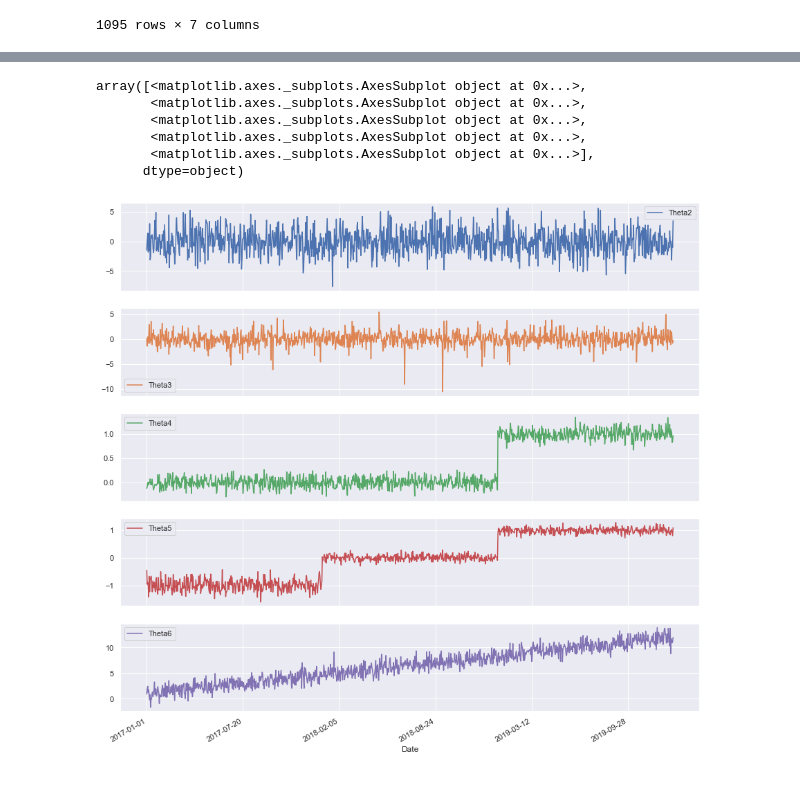
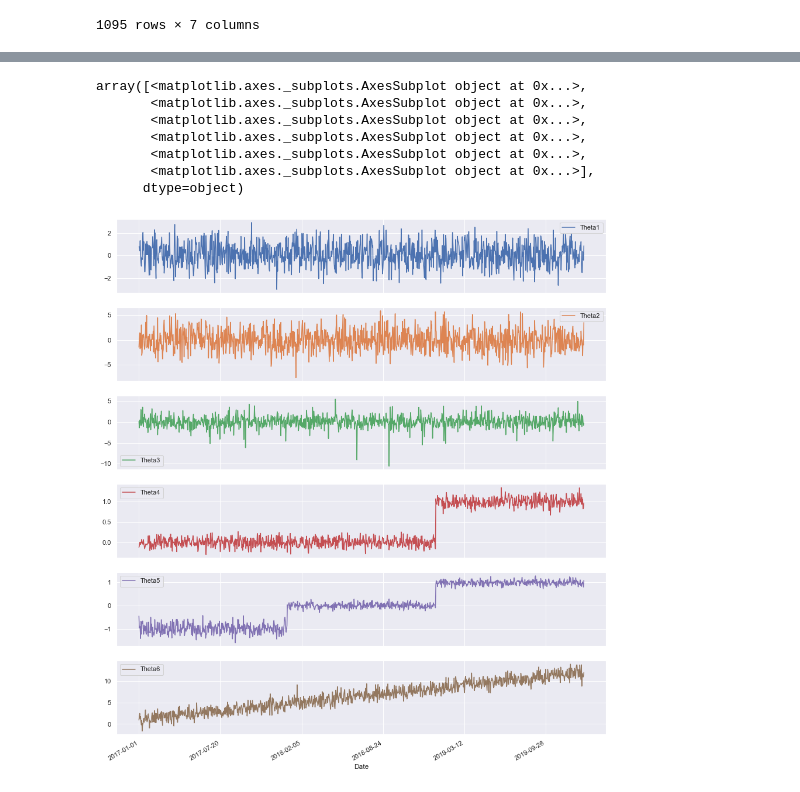
Before and after one commit to mmoskala07/Data-Analytics-Scripts, a Jupyter notebook: Lab 1 - Python review/Lesson 1.ipynb, the cells around one changed output, grey strips where cells are left out. Saved outputs shown, nothing was run; the diff lists cells and outputs as text; code cells hidden in the pictures.

```diff
--- a/Lab 1 - Python review/Lesson 1.ipynb
+++ b/Lab 1 - Python review/Lesson 1.ipynb
@@ -38,15 +57,18 @@ df = df.set_index("Date")
 # %%
+# Figure parameters
 height = 3
 width = 15
-columns = df.columns.array[1:]
+columns = df.columns.array
 col_num = len(columns)
 
-df.plot(y=df.columns.array[1:], subplots=True, figsize=(width, col_num*height))
+# Plotting data, each column in separate subplot, figsize defined by parameters
+df.plot(y=df.columns.array, subplots=True, figsize=(width, col_num*height))
 # %% [output]
 array([<matplotlib.axes._subplots.AxesSubplot object at 0x...>,
+       <matplotlib.axes._subplots.AxesSubplot object at 0x...>,
        <matplotlib.axes._subplots.AxesSubplot object at 0x...>,
        <matplotlib.axes._subplots.AxesSubplot object at 0x...>,
        <matplotlib.axes._subplots.AxesSubplot object at 0x...>,
        <matplotlib.axes._subplots.AxesSubplot object at 0x...>],
       dtype=object)
-[figure, old version]
+[figure, new version]
```
Also changed, not shown: parts of 13 cells of this notebook, 1 other file.
